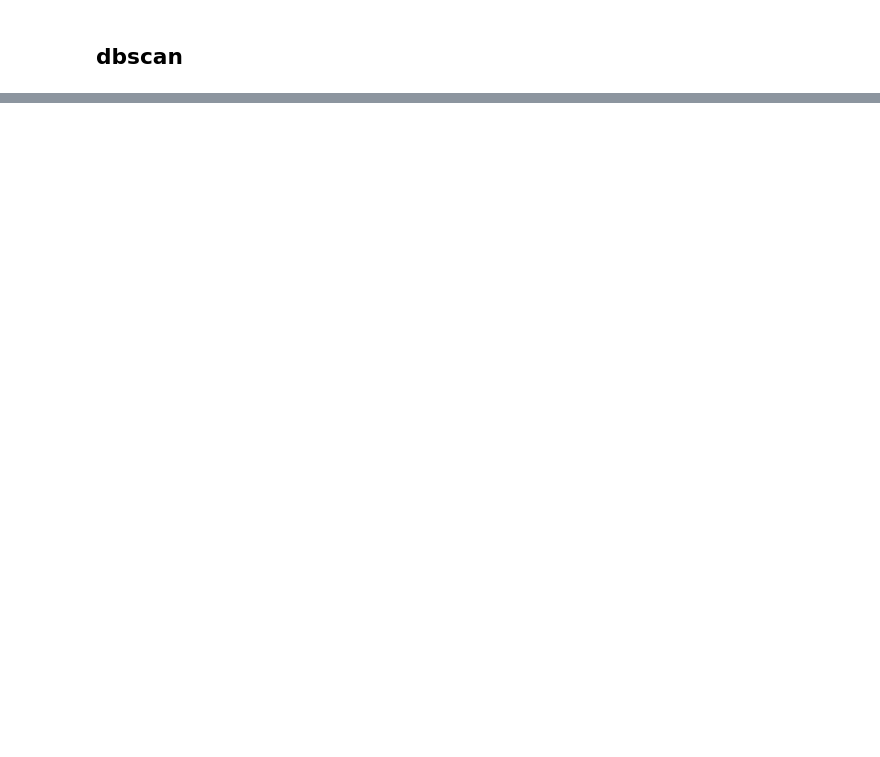
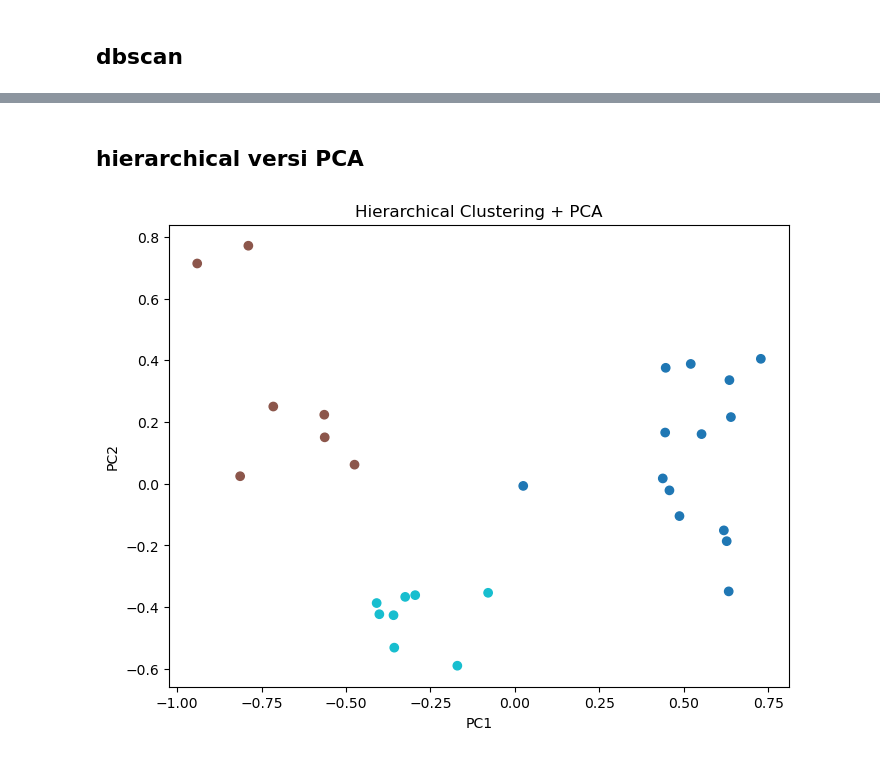
Before and after one commit to hldfiadn/rumah-tangga-mbkp, a Jupyter notebook: (new) profil desa/clustering-version2.ipynb, the cells around one changed output, grey strips where cells are left out. Cells and saved outputs as stored; diff of their text form; code cells hidden in the pictures; blank space fills up the shorter version.

```diff
--- a/(new) profil desa/clustering-version2.ipynb
+++ b/(new) profil desa/clustering-version2.ipynb
@@ -435,0 +534,29 @@ df_normalized
+# %% [markdown]
+## hierarchical versi PCA
+# %%
+import pandas as pd
+from sklearn.decomposition import PCA
+from sklearn.cluster import AgglomerativeClustering
+import matplotlib.pyplot as plt
+from scipy.cluster.hierarchy import dendrogram, linkage
+
+# 1. Ambil data numerik
+X = df_num.values
+
+# 2. PCA ke 2D
+pca = PCA(n_components=2)
+X_pca = pca.fit_transform(X)
+
+# 3. Hierarchical clustering (misal mau 3 cluster)
+hc = AgglomerativeClustering(n_clusters=3, linkage='ward')
+labels = hc.fit_predict(X_pca)
+
+# 4. Scatter plot hasil clusternya
+plt.figure(figsize=(8,6))
+plt.scatter(X_pca[:,0], X_pca[:,1], c=labels, cmap='tab10')
+plt.xlabel("PC1")
+plt.ylabel("PC2")
+plt.title("Hierarchical Clustering + PCA")
+plt.show()
+# %% [output]
+[figure, added]
```
Also changed, not shown: parts of 14 cells of this notebook.
